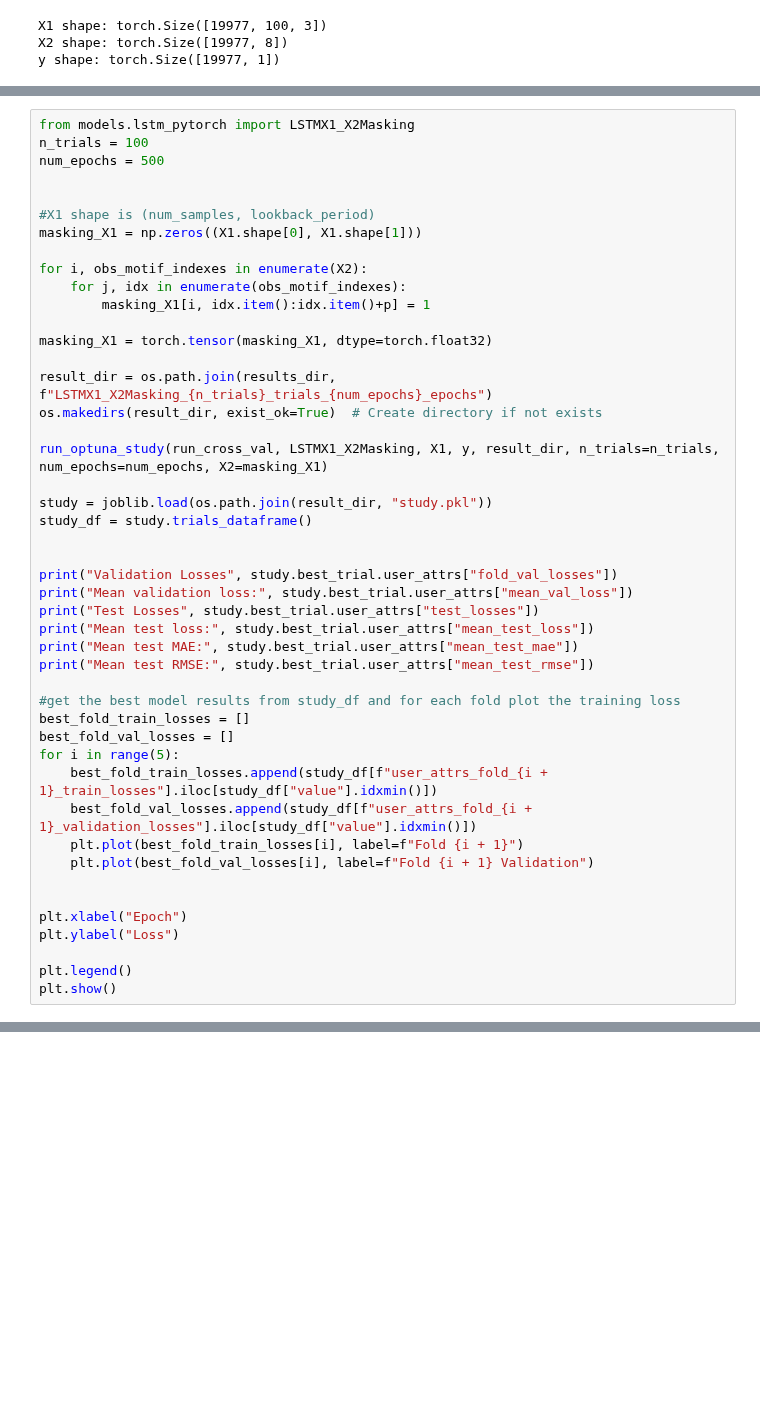
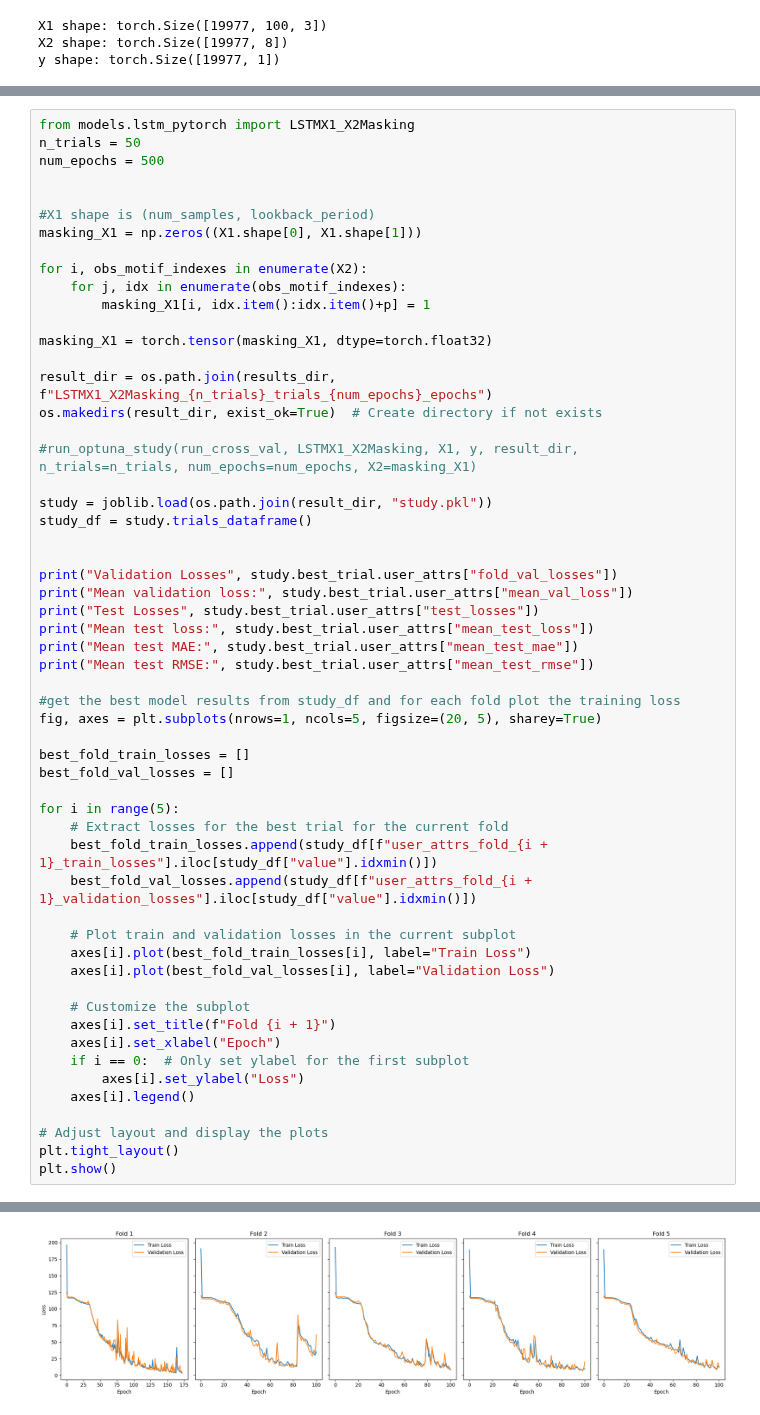
Before and after one commit to MiguelGarcaoSilva/motifpred, a Jupyter notebook: code/casestudy_syntheticdata_lstm_pytorch.ipynb, the cells around one changed output, grey strips where cells are left out. Saved outputs shown, nothing was run; the diff lists cells and outputs as text; blank space fills up the shorter version.

```diff
--- a/code/casestudy_syntheticdata_lstm_pytorch.ipynb
+++ b/code/casestudy_syntheticdata_lstm_pytorch.ipynb
@@ -504,6 +635,6 @@ plt.show()
 # %%
 from models.lstm_pytorch import LSTMX1_X2Masking
-n_trials = 100
+n_trials = 50
 num_epochs = 500
 
 
@@ -519,7 +650,7 @@ masking_X1 = torch.tensor(masking_X1, dtype=torch.float32)
 result_dir = os.path.join(results_dir, f"LSTMX1_X2Masking_{n_trials}_trials_{num_epochs}_epochs")
 os.makedirs(result_dir, exist_ok=True)  # Create directory if not exists
 
-run_optuna_study(run_cross_val, LSTMX1_X2Masking, X1, y, result_dir, n_trials=n_trials, num_epochs=num_epochs, X2=masking_X1)
+#run_optuna_study(run_cross_val, LSTMX1_X2Masking, X1, y, result_dir, n_trials=n_trials, num_epochs=num_epochs, X2=masking_X1)
 
 study = joblib.load(os.path.join(result_dir, "study.pkl"))
 study_df = study.trials_dataframe()
@@ -533,17 +664,28 @@ print("Mean test MAE:", study.best_trial.user_attrs["mean_test_mae"])
 print("Mean test RMSE:", study.best_trial.user_attrs["mean_test_rmse"])
 
 #get the best model results from study_df and for each fold plot the training loss
+fig, axes = plt.subplots(nrows=1, ncols=5, figsize=(20, 5), sharey=True)
+
 best_fold_train_losses = []
 best_fold_val_losses = []
+
 for i in range(5):
+    # Extract losses for the best trial for the current fold
     best_fold_train_losses.append(study_df[f"user_attrs_fold_{i + 1}_train_losses"].iloc[study_df["value"].idxmin()])
     best_fold_val_losses.append(study_df[f"user_attrs_fold_{i + 1}_validation_losses"].iloc[study_df["value"].idxmin()])
-    plt.plot(best_fold_train_losses[i], label=f"Fold {i + 1}")
-    plt.plot(best_fold_val_losses[i], label=f"Fold {i + 1} Validation")
 
+    # Plot train and validation losses in the current subplot
+    axes[i].plot(best_fold_train_losses[i], label="Train Loss")
+    axes[i].plot(best_fold_val_losses[i], label="Validation Loss")
 
-plt.xlabel("Epoch")
-plt.ylabel("Loss")
+    # Customize the subplot
+    axes[i].set_title(f"Fold {i + 1}")
+    axes[i].set_xlabel("Epoch")
+    if i == 0:  # Only set ylabel for the first subplot
+        axes[i].set_ylabel("Loss")
+    axes[i].legend()
 
-plt.legend()
+# Adjust layout and display the plots
+plt.tight_layout()
 plt.show()
+# %% [output]
@@ -550,2 +698,3 @@ plt.show()
+[figure, added]
 # %%
 from models.lstm_pytorch import LSTMX1Attention
```
Also changed, not shown: parts of 10 cells of this notebook, 2 other files.
